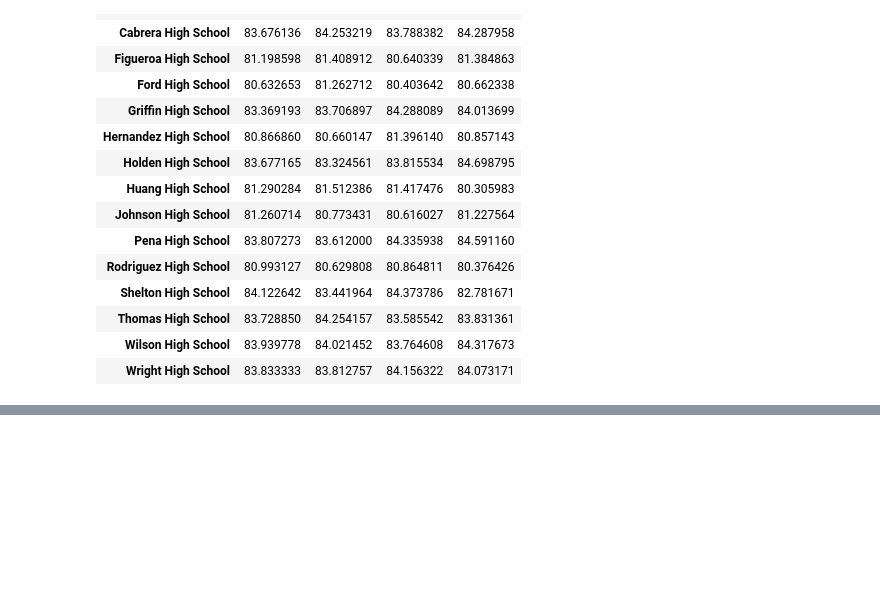
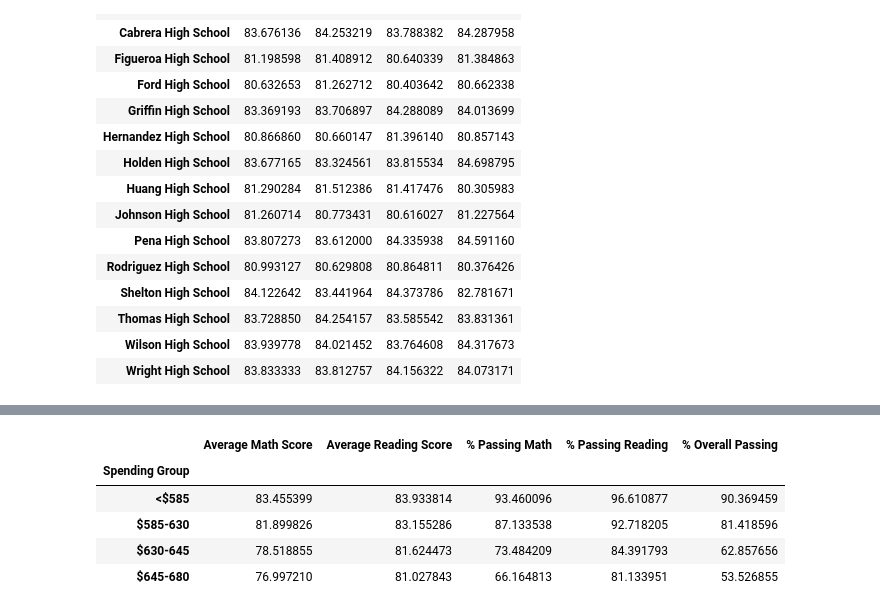
Before and after one commit to neena-da/pandas-challenge, a Jupyter notebook: PyCitySchools/Untitled.ipynb, the cells around one changed output, grey strips where cells are left out. Saved outputs shown, nothing was run; the diff lists cells and outputs as text; code cells hidden in the pictures; blank space fills up the shorter version.

```diff
--- a/PyCitySchools/Untitled.ipynb
+++ b/PyCitySchools/Untitled.ipynb
@@ -457,0 +302,28 @@ school_data_complete[school_data_complete['math_score'] >= 70]
+# %%
+# Making a copy of the school summary grouped by school_name dataframe
+school_summary_new = school_summary.copy()
+
+# Adding the column size to the dataframe
+school_summary_new['Size'] = grouped_school_df['size'].unique().str.get(0)
+
+# Converting column 'Per Student Budget' to float
+school_summary_new['Per Student Budget'] = school_summary_new['Per Student Budget'].str.replace('$','').astype(float)
+
+# Creating bins to group school spending
+bins_spending = [0, 584, 630, 645, 680]
+
+# Creating labels for these bins
+group_labels_spending = ["<$585", "$585-630", "$630-645", "$645-680"]
+
+# Placing the data series into a new column inside of the DataFrame
+school_summary_new["Spending Group"] = pd.cut(school_summary_new['Per Student Budget'], bins_spending, labels=group_labels_spending, include_lowest=True)
+
+# Creating a GroupBy object based upon "Spending Group" and calculating average
+school_summary_new.groupby(['Spending Group'])[['Average Math Score', 'Average Reading Score', '% Passing Math', '% Passing Reading', '% Overall Passing']].mean()
+# %% [output]
+|  | Average Math Score | Average Reading Score | % Passing Math | % Passing Reading | % Overall Passing |
+| Spending Group |  |  |  |  |  |
+| <$585 | 83.455399 | 83.933814 | 93.460096 | 96.610877 | 90.369459 |
+| $585-630 | 81.899826 | 83.155286 | 87.133538 | 92.718205 | 81.418596 |
+| $630-645 | 78.518855 | 81.624473 | 73.484209 | 84.391793 | 62.857656 |
+| $645-680 | 76.997210 | 81.027843 | 66.164813 | 81.133951 | 53.526855 |
```
Also changed, not shown: parts of 24 cells of this notebook.
